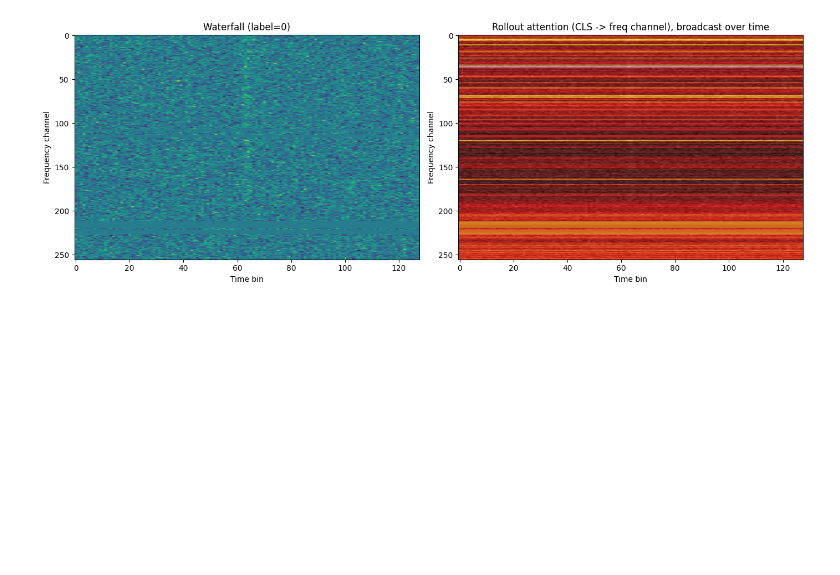
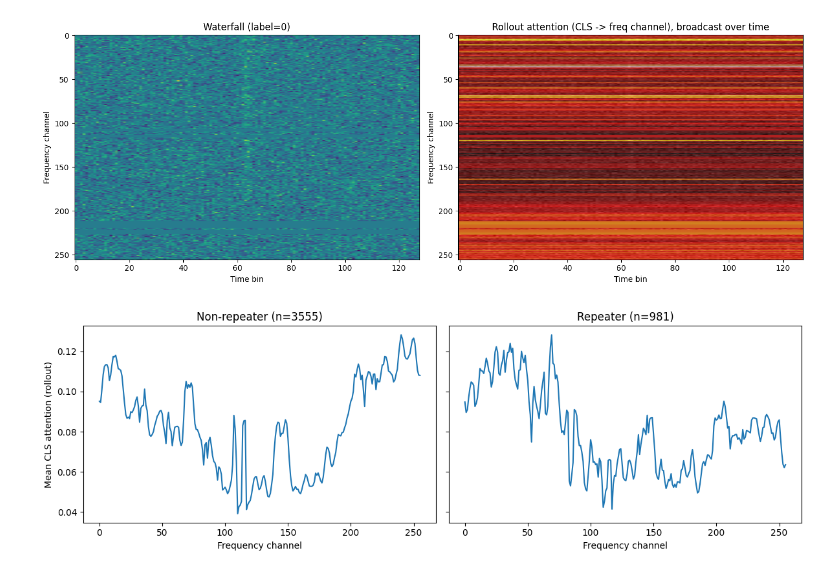
Before and after one commit to rtenacity/chime-catalog-two-analysis, a Jupyter notebook: view_attnmaps.ipynb, the cells around one changed output. Drawn from its saved outputs; the diff is of its cells as text; code cells hidden in the pictures; blank space fills up the shorter version.

```diff
--- a/view_attnmaps.ipynb
+++ b/view_attnmaps.ipynb
@@ -495,3 +495,47 @@ plt.savefig(os.path.join(OUTPUT_DIR, "attention_rollout_sample0.png"), dpi=150)
 plt.show()
 # %% [output]
 [figure]
+# %%
+loader_full = DataLoader(dataset, batch_size=BATCH_SIZE, shuffle=False,
+                          num_workers=NUM_WORKERS, pin_memory=True)
+
+sum_attn = {0: None, 1: None}
+count = {0: 0, 1: 0}
+
+model.eval()
+with torch.no_grad():
+    for wfall, labels in loader_full:
+        wfall = wfall.to(device)
+        attention_maps.clear()
+        x_enc, _, _ = model.encoder(wfall, shared_noise=None, mask_input=False)
+
+        ordered_attns = get_ordered_encoder_attentions(attention_maps)
+        rollout = attention_rollout(ordered_attns)  # (B, N, N)
+
+        cls_attn = rollout[:, 0, 1:]
+        cls_attn = (cls_attn - cls_attn.min()) / (cls_attn.max() - cls_attn.min() + 1e-8)
+
+        for c in [0, 1]:
+            mask = (labels == c)
+            if mask.sum() == 0:
+                continue
+            batch_sum = cls_attn[mask].sum(dim=0)
+            sum_attn[c] = batch_sum if sum_attn[c] is None else sum_attn[c] + batch_sum
+            count[c] += mask.sum().item()
+
+mean_attn = {c: (sum_attn[c] / count[c]).numpy() for c in [0, 1]}
+
+# Plot
+fig, axes = plt.subplots(1, 2, figsize=(12, 4), sharey=True)
+titles = {0: "Non-repeater", 1: "Repeater"}]
+
+for c in [0, 1]:
+    axes[c].plot(mean_attn[c])
+    axes[c].set_title(f"{titles[c]} (n={count[c]})")
+    axes[c].set_xlabel("Frequency channel")
+axes[0].set_ylabel("Mean CLS attention (rollout)")
+plt.tight_layout()
+plt.savefig(os.path.join(OUTPUT_DIR, "class_rollout_maps.png"), dpi=150)
+plt.show()
+# %% [output]
+[figure, added]
```
Also changed, not shown: parts of 3 cells of this notebook, 1 other file.
